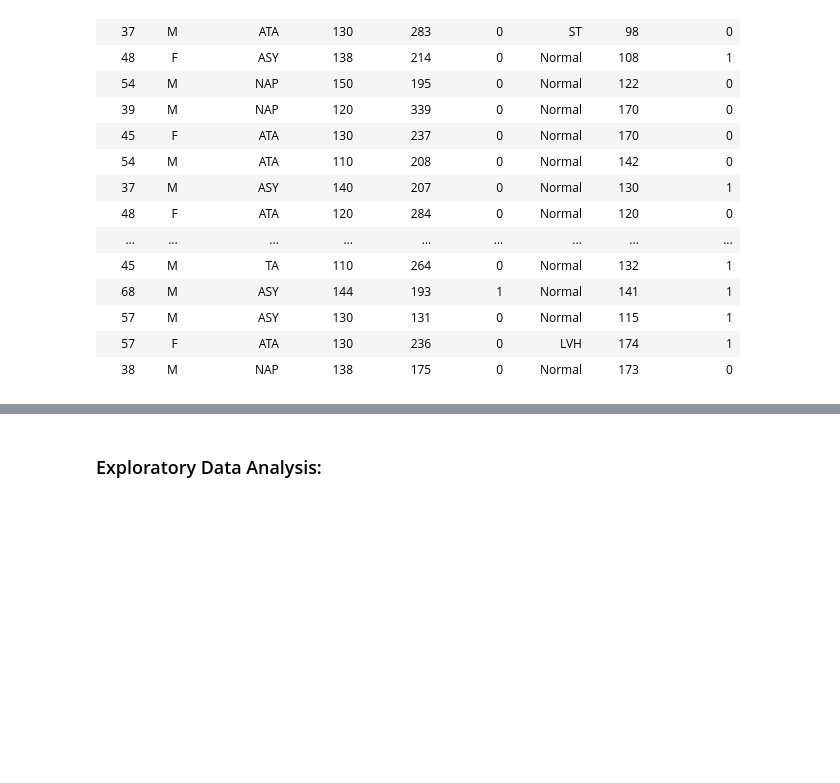
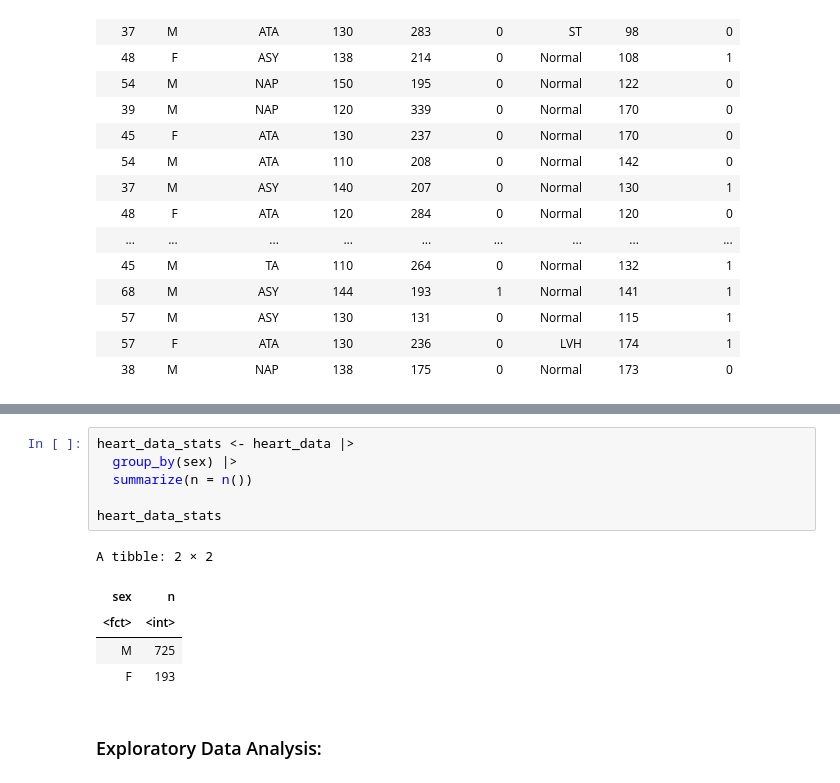
Before and after one commit to sara2815/Heart-Attack-Analysis, a Jupyter notebook: Group-43-Project.ipynb, the cells around one changed output, grey strips where cells are left out. Saved outputs shown, nothing was run; the diff lists cells and outputs as text; blank space fills up the shorter version.

```diff
--- a/Group-43-Project.ipynb
+++ b/Group-43-Project.ipynb
@@ -150,3 +156,15 @@ A tibble: 918 × 9
+# %%
+heart_data_stats <- heart_data |>
+  group_by(sex) |>
+  summarize(n = n())
+
+heart_data_stats
+# %% [output]
+A tibble: 2 × 2
+| sex | n |
+| <fct> | <int> |
+| M | 725 |
+| F | 193 |
 # %% [markdown]
 ### Exploratory Data Analysis:
 # %% [markdown]
```
Also changed, not shown: parts of 5 cells of this notebook.
